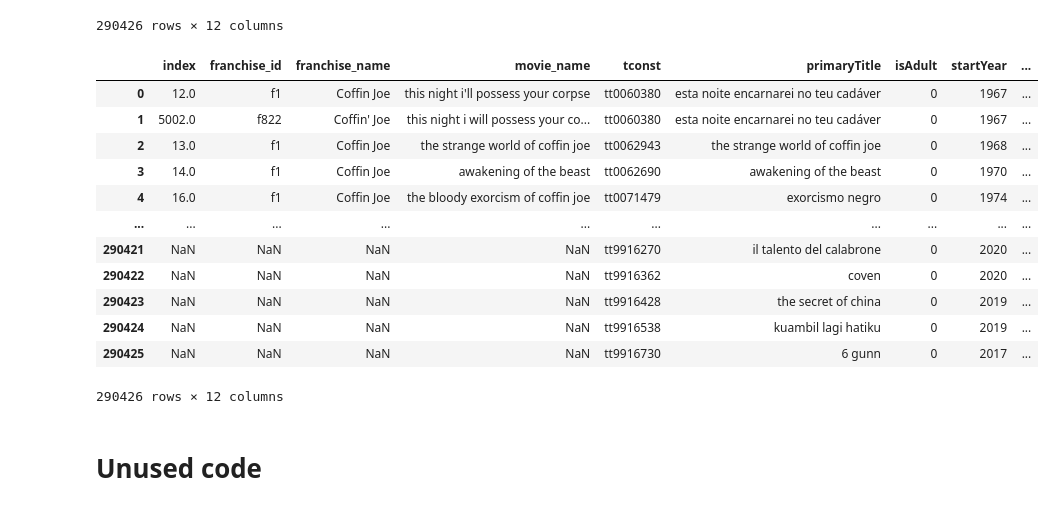
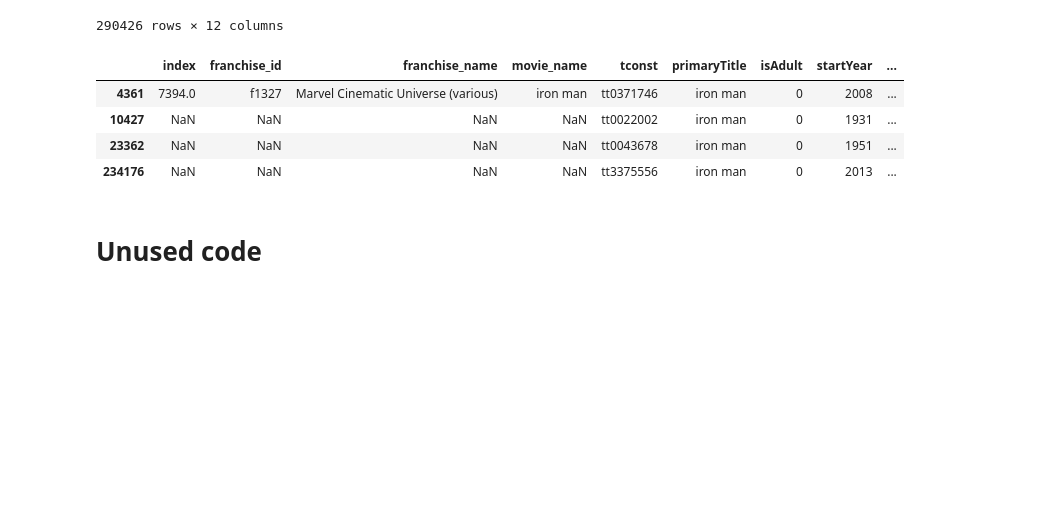
Before and after one commit to adambrennan150/Franchises, a Jupyter notebook: IMDB_Wiki_Matching.ipynb, the cells around one changed output. Saved outputs shown, nothing was run; the diff lists cells and outputs as text; code cells hidden in the pictures; blank space fills up the shorter version.

```diff
--- a/IMDB_Wiki_Matching.ipynb
+++ b/IMDB_Wiki_Matching.ipynb
@@ -253,21 +253,13 @@ imdb_final.columns = imdb_final.columns.str.replace('genres_y', 'genres')
 imdb_final.columns = imdb_final.columns.str.replace('averageRating_y', 'averageRating')
 imdb_final.columns = imdb_final.columns.str.replace('numVotes_y', 'numVotes')
 # %%
-imdb_final
+imdb_final[imdb_final["primaryTitle"] == "iron man"]
 # %% [output]
 |  | index | franchise_id | franchise_name | movie_name | tconst | primaryTitle | isAdult | startYear | ... |
-| 0 | 12.0 | f1 | Coffin Joe | this night i'll possess your corpse | tt0060380 | esta noite encarnarei no teu cadáver | 0 | 1967 | ... |
-| 1 | 5002.0 | f822 | Coffin' Joe | this night i will possess your co... | tt0060380 | esta noite encarnarei no teu cadáver | 0 | 1967 | ... |
-| 2 | 13.0 | f1 | Coffin Joe | the strange world of coffin joe | tt0062943 | the strange world of coffin joe | 0 | 1968 | ... |
-| 3 | 14.0 | f1 | Coffin Joe | awakening of the beast | tt0062690 | awakening of the beast | 0 | 1970 | ... |
-| 4 | 16.0 | f1 | Coffin Joe | the bloody exorcism of coffin joe | tt0071479 | exorcismo negro | 0 | 1974 | ... |
-| ... | ... | ... | ... | ... | ... | ... | ... | ... | ... |
-| 290421 | NaN | NaN | NaN | NaN | tt9916270 | il talento del calabrone | 0 | 2020 | ... |
-| 290422 | NaN | NaN | NaN | NaN | tt9916362 | coven | 0 | 2020 | ... |
-| 290423 | NaN | NaN | NaN | NaN | tt9916428 | the secret of china | 0 | 2019 | ... |
-| 290424 | NaN | NaN | NaN | NaN | tt9916538 | kuambil lagi hatiku | 0 | 2019 | ... |
-| 290425 | NaN | NaN | NaN | NaN | tt9916730 | 6 gunn | 0 | 2017 | ... |
+| 4361 | 7394.0 | f1327 | Marvel Cinematic Universe (various) | iron man | tt0371746 | iron man | 0 | 2008 | ... |
+| 10427 | NaN | NaN | NaN | NaN | tt0022002 | iron man | 0 | 1931 | ... |
+| 23362 | NaN | NaN | NaN | NaN | tt0043678 | iron man | 0 | 1951 | ... |
+| 234176 | NaN | NaN | NaN | NaN | tt3375556 | iron man | 0 | 2013 | ... |
-290426 rows × 12 columns
 # %%
 imdb_final.to_csv("movies_with_franchises.csv")
 # %% [markdown]
```
Also changed, not shown: parts of 6 cells of this notebook.
